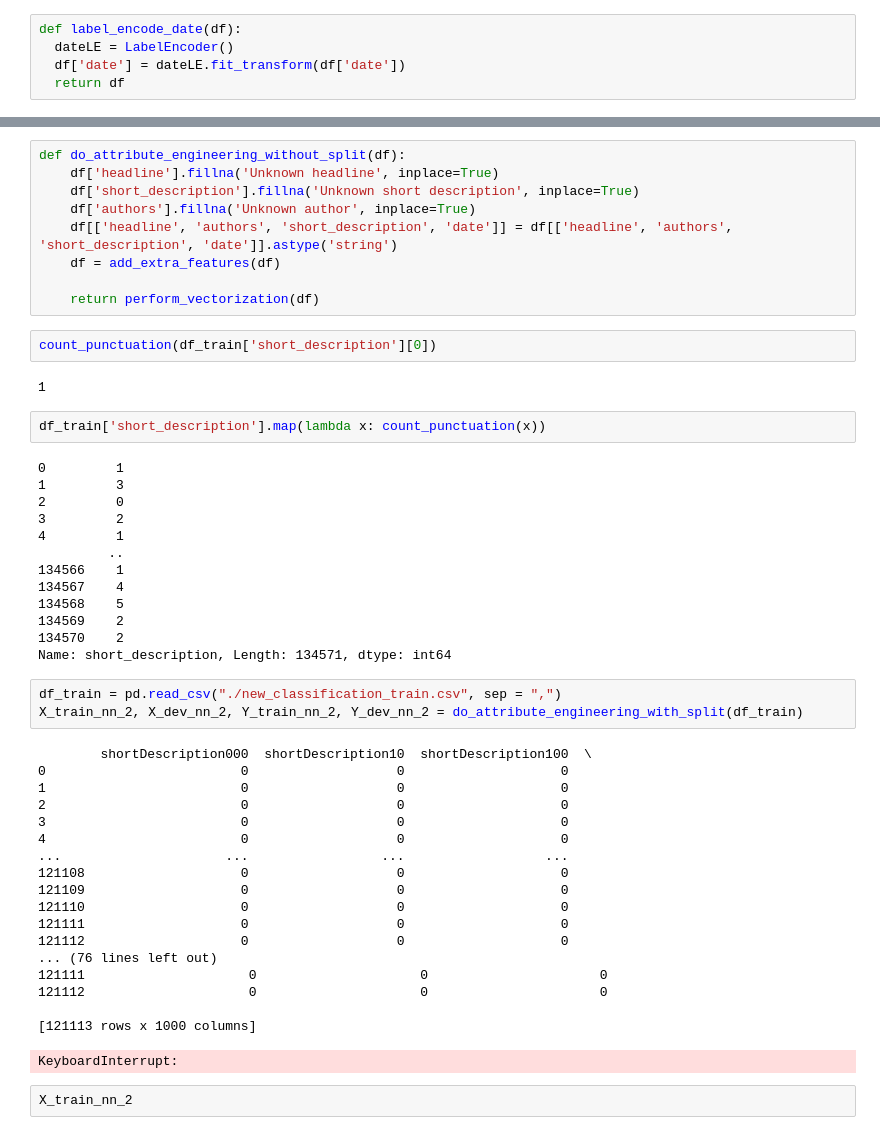
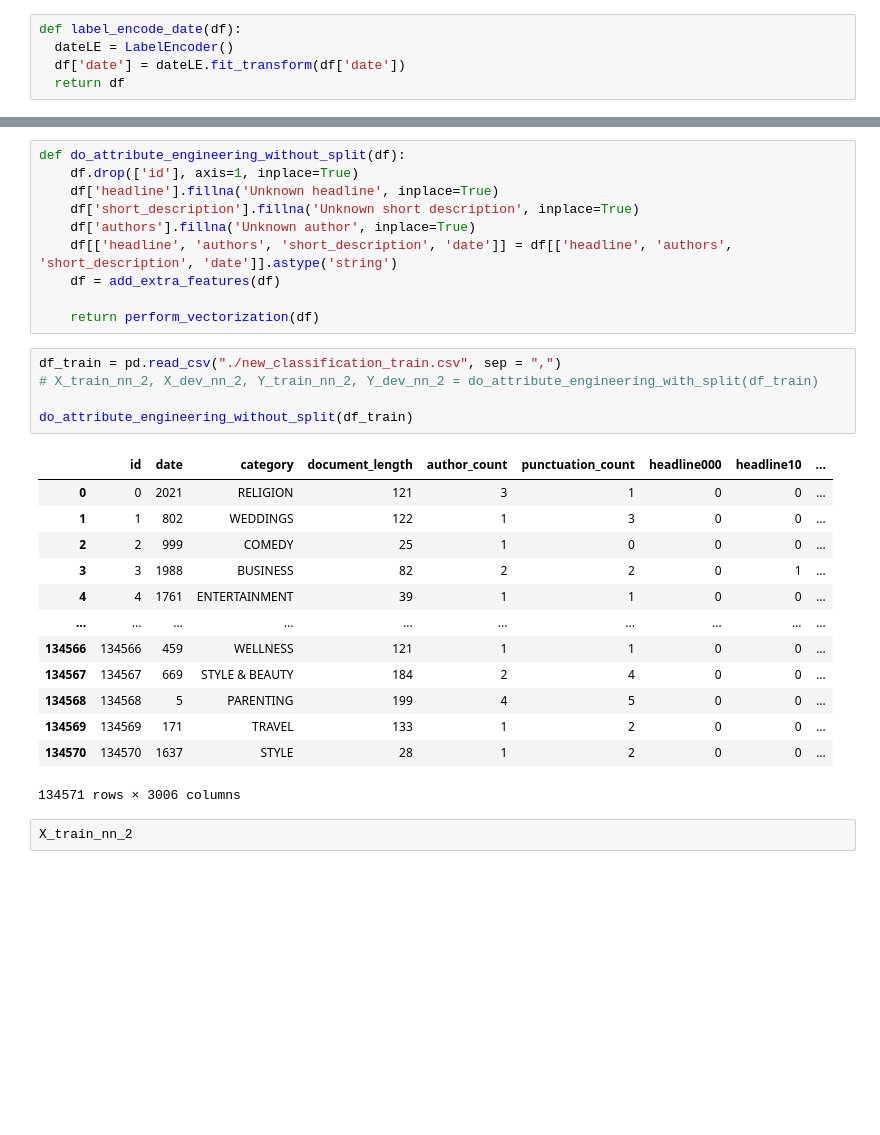
Before and after one commit to fernandasecinaro/machine-learning, a Jupyter notebook: obligatorio.ipynb, the cells around one changed output, grey strips where cells are left out. Saved outputs shown, nothing was run; the diff lists cells and outputs as text; blank space fills up the shorter version.

```diff
--- a/obligatorio.ipynb
+++ b/obligatorio.ipynb
@@ -434,6 +400,7 @@ def do_attribute_engineering_with_split(df):
 	return perform_vectorization(X_train), perform_vectorization(X_dev), one_hot_encode(Y_train, train_categoryOHE), one_hot_encode(Y_dev, dev_categoryOHE)
 # %%
 def do_attribute_engineering_without_split(df):
+	df.drop(['id'], axis=1, inplace=True)
 	df['headline'].fillna('Unknown headline', inplace=True)
 	df['short_description'].fillna('Unknown short description', inplace=True)
 	df['authors'].fillna('Unknown author', inplace=True)
@@ -441,47 +408,25 @@ def do_attribute_engineering_without_split(df):
 	df = add_extra_features(df)
 
 	return perform_vectorization(df)
-# %%
-count_punctuation(df_train['short_description'][0])
-# %% [output]
-1
-# %%
-df_train['short_description'].map(lambda x: count_punctuation(x))
-# %% [output]
-0         1
-1         3
-2         0
-3         2
-4         1
-         ..
-134566    1
-134567    4
-134568    5
-134569    2
-134570    2
-Name: short_description, Length: 134571, dtype: int64
 # %%
 df_train = pd.read_csv("./new_classification_train.csv", sep = ",")
-X_train_nn_2, X_dev_nn_2, Y_train_nn_2, Y_dev_nn_2 = do_attribute_engineering_with_split(df_train)
+# X_train_nn_2, X_dev_nn_2, Y_train_nn_2, Y_dev_nn_2 = do_attribute_engineering_with_split(df_train)
+
+do_attribute_engineering_without_split(df_train)
 # %% [output]
+|  | id | date | category | document_length | author_count | punctuation_count | headline000 | headline10 | ... |
+| 0 | 0 | 2021 | RELIGION | 121 | 3 | 1 | 0 | 0 | ... |
+| 1 | 1 | 802 | WEDDINGS | 122 | 1 | 3 | 0 | 0 | ... |
+| 2 | 2 | 999 | COMEDY | 25 | 1 | 0 | 0 | 0 | ... |
+| 3 | 3 | 1988 | BUSINESS | 82 | 2 | 2 | 0 | 1 | ... |
+| 4 | 4 | 1761 | ENTERTAINMENT | 39 | 1 | 1 | 0 | 0 | ... |
+| ... | ... | ... | ... | ... | ... | ... | ... | ... | ... |
+| 134566 | 134566 | 459 | WELLNESS | 121 | 1 | 1 | 0 | 0 | ... |
+| 134567 | 134567 | 669 | STYLE & BEAUTY | 184 | 2 | 4 | 0 | 0 | ... |
+| 134568 | 134568 | 5 | PARENTING | 199 | 4 | 5 | 0 | 0 | ... |
+| 134569 | 134569 | 171 | TRAVEL | 133 | 1 | 2 | 0 | 0 | ... |
+| 134570 | 134570 | 1637 | STYLE | 28 | 1 | 2 | 0 | 0 | ... |
-        shortDescription000  shortDescription10  shortDescription100  \
-0                         0                   0                    0
-1                         0                   0                    0
-2                         0                   0                    0
-3                         0                   0                    0
-4                         0                   0                    0
-...                     ...                 ...                  ...
-121108                    0                   0                    0
-121109                    0                   0                    0
-121110                    0                   0                    0
-121111                    0                   0                    0
-121112                    0                   0                    0
-... (76 lines left out)
-121111                     0                     0                      0
-121112                     0                     0                      0
-
-[121113 rows x 1000 columns]
+134571 rows × 3006 columns
-KeyboardInterrupt:
 # %%
 X_train_nn_2
 # %% [output]
```
Also changed, not shown: parts of 5 cells of this notebook.
